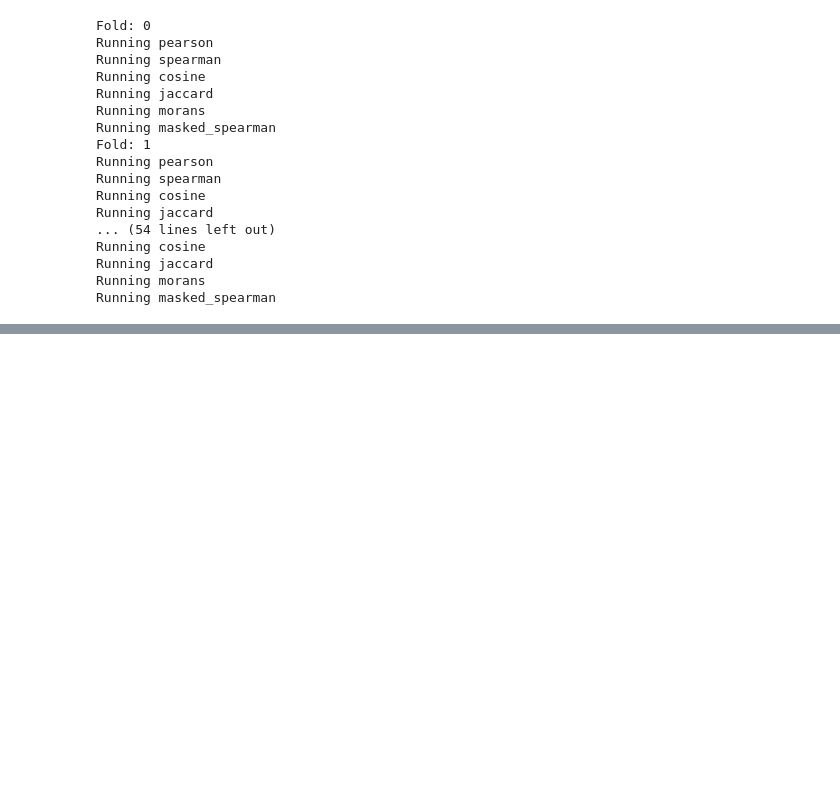
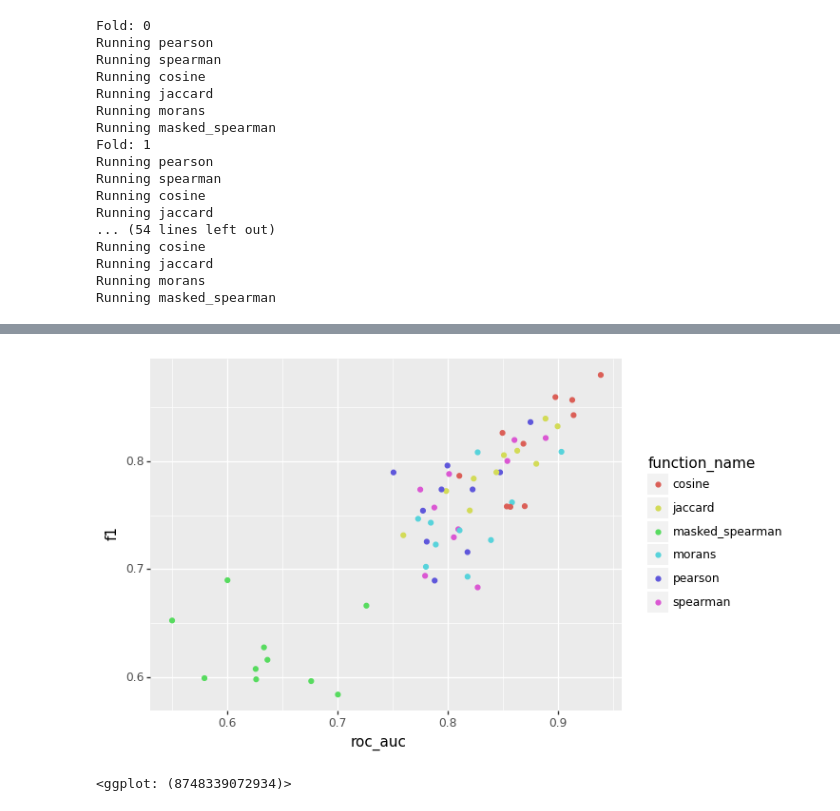
Before and after one commit to saezlab/lianaplus_manuscript, a Jupyter notebook: notebooks/spot_calling/1.call_annotations.ipynb, the cells around one changed output, grey strips where cells are left out. Drawn from its saved outputs; the diff is of its cells as text; code cells hidden in the pictures; blank space fills up the shorter version.

```diff
--- a/notebooks/spot_calling/1.call_annotations.ipynb
+++ b/notebooks/spot_calling/1.call_annotations.ipynb
@@ -64,3 +90,8 @@ AnnData object with n_obs × n_vars = 1127 × 14185
+# %%
+mdata.uns = adata.uns
+mdata.obsm = adata.obsm
+mdata.obsp = adata.obsp
+mdata.obs = adata.obs
 # %% [markdown]
 Run all functions
 # %%
@@ -140,0 +161,2 @@ TODO: Ligand-Target
+# %%
+run_rf_auc(mdata, dataset_name)
@@ -140,0 +181,8 @@ TODO: Ligand-Target
+# %%
+performance = mdata.uns['performance']
+# %%
+# scatter plot of function_name, x roc_auc, y f1
+p9.ggplot(performance, p9.aes(x='roc_auc', y='f1', colour='function_name')) + p9.geom_point()
+# %% [output]
+[figure, added]
+<ggplot: (8748339072934)>
```
Also changed, not shown: parts of 16 cells of this notebook, 2 other files.
